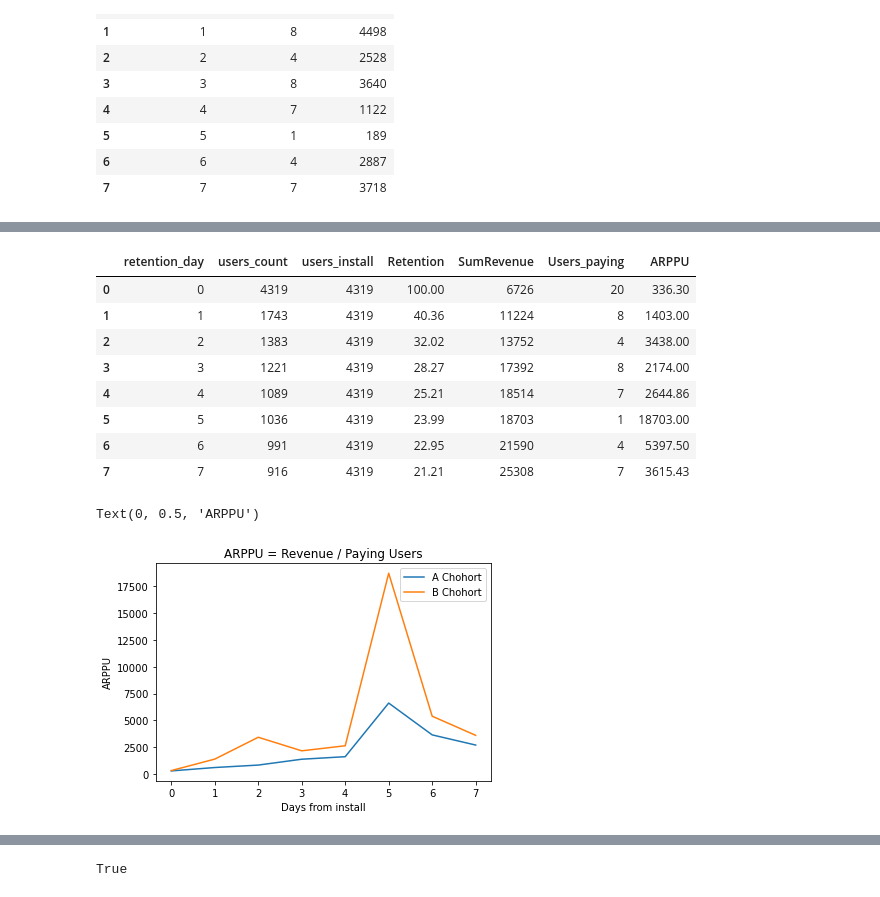
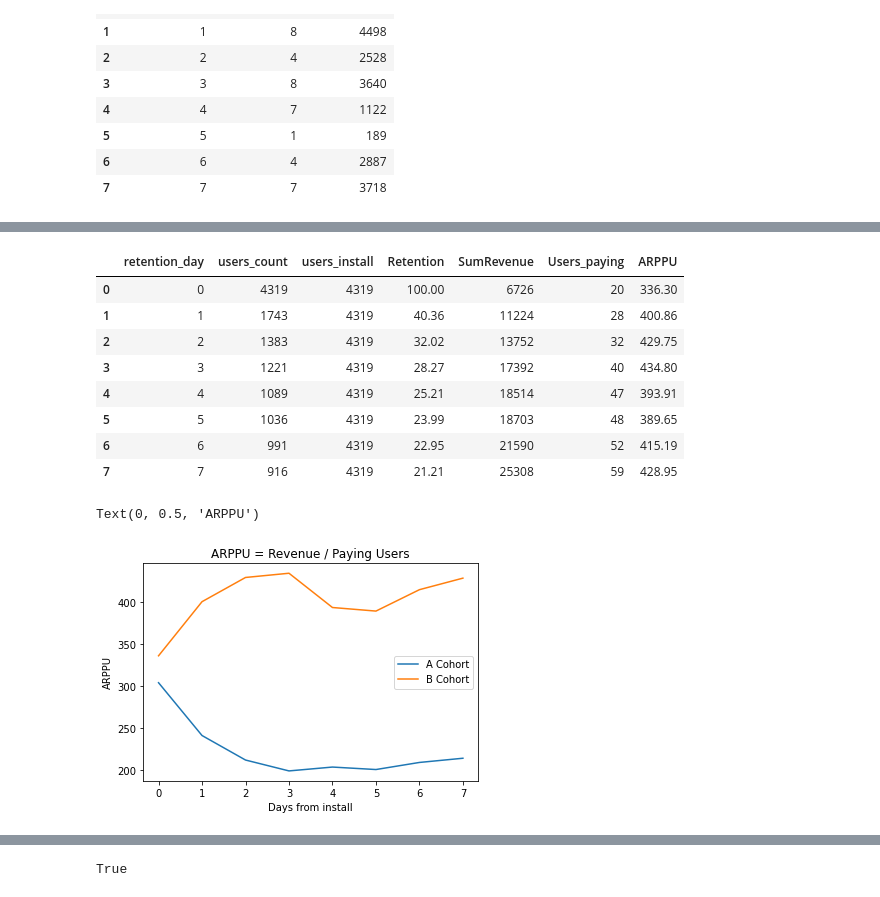
Before and after one commit to migalevich/Data_Analysis, a Jupyter notebook: test_task_game.ipynb, the cells around one changed output, grey strips where cells are left out. Drawn from its saved outputs; the diff is of its cells as text; code cells hidden in the pictures.

```diff
--- a/test_task_game.ipynb
+++ b/test_task_game.ipynb
@@ -93,7 +93,7 @@ retention_A_group
 # %%
 retention_B_group = df.query('AB_Cohort == "B"')\
                     .groupby('Retention', as_index=False)\
-                    .agg({'User_id':'count'})  \
+                    .agg({'User_id':'nunique'})  \
                     .rename(columns={'User_id':'users_count', 'Retention':'retention_day'})
 # %%
 # Retention (Удержание)
@@ -147,12 +147,12 @@ Text(0, 0.5, 'Retention')
 # %%
 revenue_A_group = df.query('AB_Cohort == "A" & SumRevenue > 0')\
                     .groupby('Retention', as_index=False)\
-                    .agg({'User_id':'count', 'SumRevenue':'sum'})  \
+                    .agg({'User_id':'nunique', 'SumRevenue':'sum'})  \
                     .rename(columns={'User_id':'Users_paying', 'Retention':'Retention_day'})
 # %%
 revenue_B_group = df.query('AB_Cohort == "B" & SumRevenue > 0')\
                     .groupby('Retention', as_index=False)\
-                    .agg({'User_id':'count', 'SumRevenue':'sum'})  \
+                    .agg({'User_id':'nunique', 'SumRevenue':'sum'})  \
                     .rename(columns={'User_id':'Users_paying', 'Retention':'Retention_day'})
 # %%
 revenue_B_group
@@ -169,8 +169,8 @@ revenue_B_group
 # %%
 retention_A_group["SumRevenue"] = revenue_A_group.SumRevenue.cumsum()
 retention_B_group["SumRevenue"] = revenue_B_group.SumRevenue.cumsum()
-retention_A_group["Users_paying"] = revenue_A_group.Users_paying
-retention_B_group["Users_paying"] = revenue_B_group.Users_paying
+retention_A_group["Users_paying"] = revenue_A_group.Users_paying.cumsum()
+retention_B_group["Users_paying"] = revenue_B_group.Users_paying.cumsum()
 # %%
 retention_A_group
 # %% [output]
@@ -215,24 +215,24 @@ retention_B_group
 # %% [output]
 |  | retention_day | users_count | users_install | Retention | SumRevenue | Users_paying | ARPPU |
 | 0 | 0 | 4319 | 4319 | 100.00 | 6726 | 20 | 336.30 |
-| 1 | 1 | 1743 | 4319 | 40.36 | 11224 | 8 | 1403.00 |
-| 2 | 2 | 1383 | 4319 | 32.02 | 13752 | 4 | 3438.00 |
-| 3 | 3 | 1221 | 4319 | 28.27 | 17392 | 8 | 2174.00 |
-| 4 | 4 | 1089 | 4319 | 25.21 | 18514 | 7 | 2644.86 |
-| 5 | 5 | 1036 | 4319 | 23.99 | 18703 | 1 | 18703.00 |
-| 6 | 6 | 991 | 4319 | 22.95 | 21590 | 4 | 5397.50 |
-| 7 | 7 | 916 | 4319 | 21.21 | 25308 | 7 | 3615.43 |
+| 1 | 1 | 1743 | 4319 | 40.36 | 11224 | 28 | 400.86 |
+| 2 | 2 | 1383 | 4319 | 32.02 | 13752 | 32 | 429.75 |
+| 3 | 3 | 1221 | 4319 | 28.27 | 17392 | 40 | 434.80 |
+| 4 | 4 | 1089 | 4319 | 25.21 | 18514 | 47 | 393.91 |
+| 5 | 5 | 1036 | 4319 | 23.99 | 18703 | 48 | 389.65 |
+| 6 | 6 | 991 | 4319 | 22.95 | 21590 | 52 | 415.19 |
+| 7 | 7 | 916 | 4319 | 21.21 | 25308 | 59 | 428.95 |
 # %%
 import matplotlib.pyplot as plt
-plt.plot(retention_A_group.retention_day, retention_A_group.ARPPU, label = 'A Chohort')
-plt.plot(retention_B_group.retention_day, retention_B_group.ARPPU, label = 'B Chohort')
+plt.plot(retention_A_group.retention_day, retention_A_group.ARPPU, label = 'A Cohort')
+plt.plot(retention_B_group.retention_day, retention_B_group.ARPPU, label = 'B Cohort')
 plt.legend()
 plt.title('ARPPU = Revenue / Paying Users')
 plt.xlabel('Days from install')
 plt.ylabel('ARPPU')
 # %% [output]
 Text(0, 0.5, 'ARPPU')
-[figure, old version]
+[figure, new version]
 # %%
 # ВЫВОД: Средняя доходность от одного платящего юзера в группе В выше
 # %%
```
Also changed, not shown: parts of 41 cells of this notebook.
